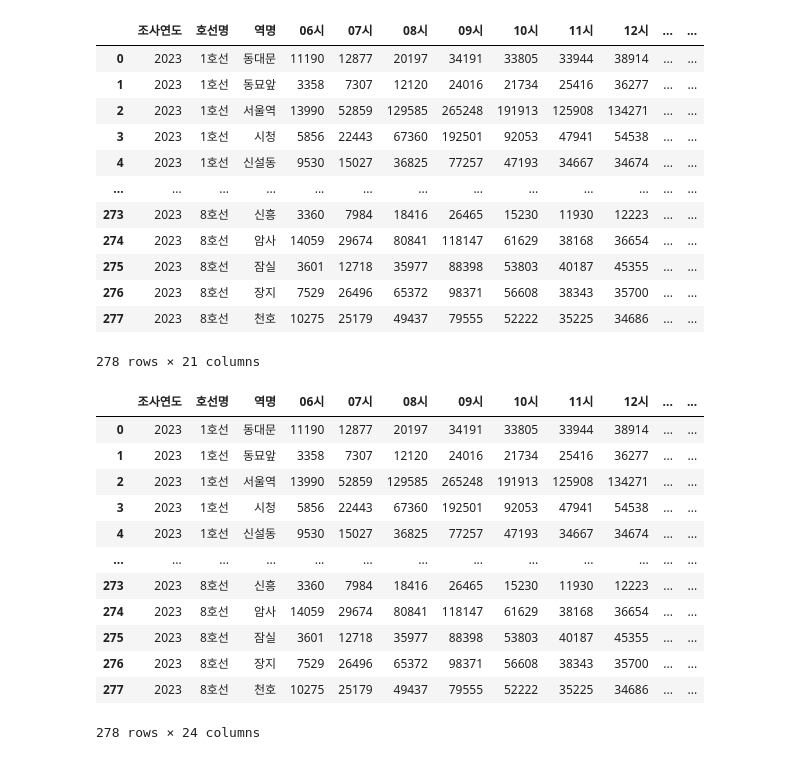
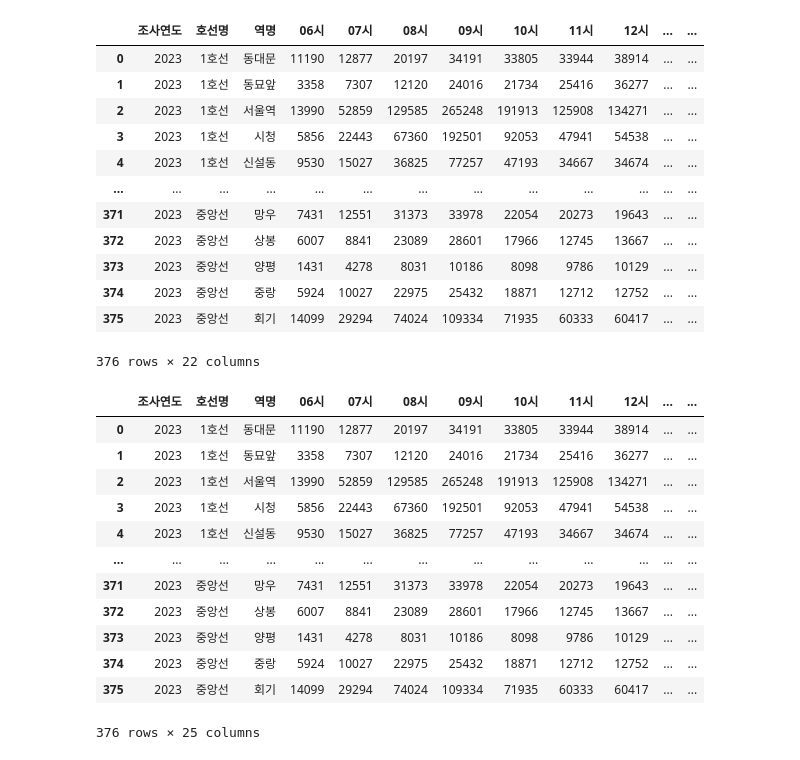
Before and after one commit to addinedu-ros-10th/eda-repo-2, a Jupyter notebook: src/Subway_mat.ipynb, the cells around one changed output. Saved outputs shown, nothing was run; the diff lists cells and outputs as text; code cells hidden in the pictures.

Commit message:
update Subway_mat

```diff
--- a/src/Subway_mat.ipynb
+++ b/src/Subway_mat.ipynb
@@ -6,23 +6,23 @@ import warnings
 import pandas as pd
 warnings.simplefilter(action='ignore', category=FutureWarning)
 # %%
-df = pd.read_csv('../data/subway_user_year_v1_1.csv', index_col=0)
+df = pd.read_csv('../data/subway_user_year_v1_5.csv', index_col=0)
 df = df.loc[df['조사연도'] == 2023]
 df
 # %% [output]
 |  | 조사연도 | 호선명 | 역명 | 06시 | 07시 | 08시 | 09시 | 10시 | 11시 | 12시 | ... | ... |
 | 0 | 2023 | 1호선 | 동대문 | 11190 | 12877 | 20197 | 34191 | 33805 | 33944 | 38914 | ... | ... |
 | 1 | 2023 | 1호선 | 동묘앞 | 3358 | 7307 | 12120 | 24016 | 21734 | 25416 | 36277 | ... | ... |
 | 2 | 2023 | 1호선 | 서울역 | 13990 | 52859 | 129585 | 265248 | 191913 | 125908 | 134271 | ... | ... |
 | 3 | 2023 | 1호선 | 시청 | 5856 | 22443 | 67360 | 192501 | 92053 | 47941 | 54538 | ... | ... |
 | 4 | 2023 | 1호선 | 신설동 | 9530 | 15027 | 36825 | 77257 | 47193 | 34667 | 34674 | ... | ... |
 | ... | ... | ... | ... | ... | ... | ... | ... | ... | ... | ... | ... | ... |
-| 273 | 2023 | 8호선 | 신흥 | 3360 | 7984 | 18416 | 26465 | 15230 | 11930 | 12223 | ... | ... |
-| 274 | 2023 | 8호선 | 암사 | 14059 | 29674 | 80841 | 118147 | 61629 | 38168 | 36654 | ... | ... |
-| 275 | 2023 | 8호선 | 잠실 | 3601 | 12718 | 35977 | 88398 | 53803 | 40187 | 45355 | ... | ... |
-| 276 | 2023 | 8호선 | 장지 | 7529 | 26496 | 65372 | 98371 | 56608 | 38343 | 35700 | ... | ... |
-| 277 | 2023 | 8호선 | 천호 | 10275 | 25179 | 49437 | 79555 | 52222 | 35225 | 34686 | ... | ... |
+| 371 | 2023 | 중앙선 | 망우 | 7431 | 12551 | 31373 | 33978 | 22054 | 20273 | 19643 | ... | ... |
+| 372 | 2023 | 중앙선 | 상봉 | 6007 | 8841 | 23089 | 28601 | 17966 | 12745 | 13667 | ... | ... |
+| 373 | 2023 | 중앙선 | 양평 | 1431 | 4278 | 8031 | 10186 | 8098 | 9786 | 10129 | ... | ... |
+| 374 | 2023 | 중앙선 | 중랑 | 5924 | 10027 | 22975 | 25432 | 18871 | 12712 | 12752 | ... | ... |
+| 375 | 2023 | 중앙선 | 회기 | 14099 | 29294 | 74024 | 109334 | 71935 | 60333 | 60417 | ... | ... |
-278 rows × 21 columns
+376 rows × 22 columns
 # %%
 df['sum'] = df.iloc[:,3:21].sum(axis=1)
 df['morning'] = df.loc[:,'07시':'09시'].sum(axis=1)
@@ -36,12 +36,12 @@ df
 | 3 | 2023 | 1호선 | 시청 | 5856 | 22443 | 67360 | 192501 | 92053 | 47941 | 54538 | ... | ... |
 | 4 | 2023 | 1호선 | 신설동 | 9530 | 15027 | 36825 | 77257 | 47193 | 34667 | 34674 | ... | ... |
 | ... | ... | ... | ... | ... | ... | ... | ... | ... | ... | ... | ... | ... |
-| 273 | 2023 | 8호선 | 신흥 | 3360 | 7984 | 18416 | 26465 | 15230 | 11930 | 12223 | ... | ... |
-| 274 | 2023 | 8호선 | 암사 | 14059 | 29674 | 80841 | 118147 | 61629 | 38168 | 36654 | ... | ... |
-| 275 | 2023 | 8호선 | 잠실 | 3601 | 12718 | 35977 | 88398 | 53803 | 40187 | 45355 | ... | ... |
-| 276 | 2023 | 8호선 | 장지 | 7529 | 26496 | 65372 | 98371 | 56608 | 38343 | 35700 | ... | ... |
-| 277 | 2023 | 8호선 | 천호 | 10275 | 25179 | 49437 | 79555 | 52222 | 35225 | 34686 | ... | ... |
+| 371 | 2023 | 중앙선 | 망우 | 7431 | 12551 | 31373 | 33978 | 22054 | 20273 | 19643 | ... | ... |
+| 372 | 2023 | 중앙선 | 상봉 | 6007 | 8841 | 23089 | 28601 | 17966 | 12745 | 13667 | ... | ... |
+| 373 | 2023 | 중앙선 | 양평 | 1431 | 4278 | 8031 | 10186 | 8098 | 9786 | 10129 | ... | ... |
+| 374 | 2023 | 중앙선 | 중랑 | 5924 | 10027 | 22975 | 25432 | 18871 | 12712 | 12752 | ... | ... |
+| 375 | 2023 | 중앙선 | 회기 | 14099 | 29294 | 74024 | 109334 | 71935 | 60333 | 60417 | ... | ... |
-278 rows × 24 columns
+376 rows × 25 columns
 # %%
 # df['호선명'] = df['호선명'].str.replace('호선', '')
 # df['merge'] = df['호선명'] + df['역명']
```
Also changed, not shown: parts of 9 cells of this notebook.
